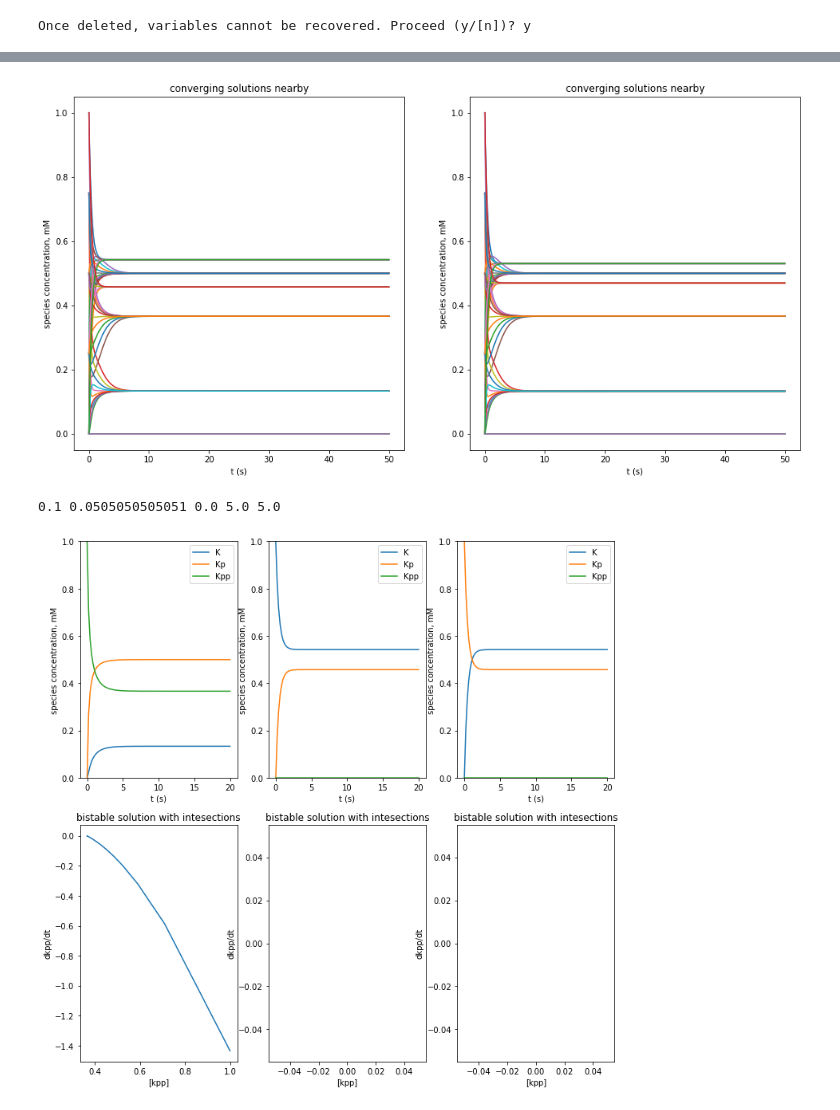
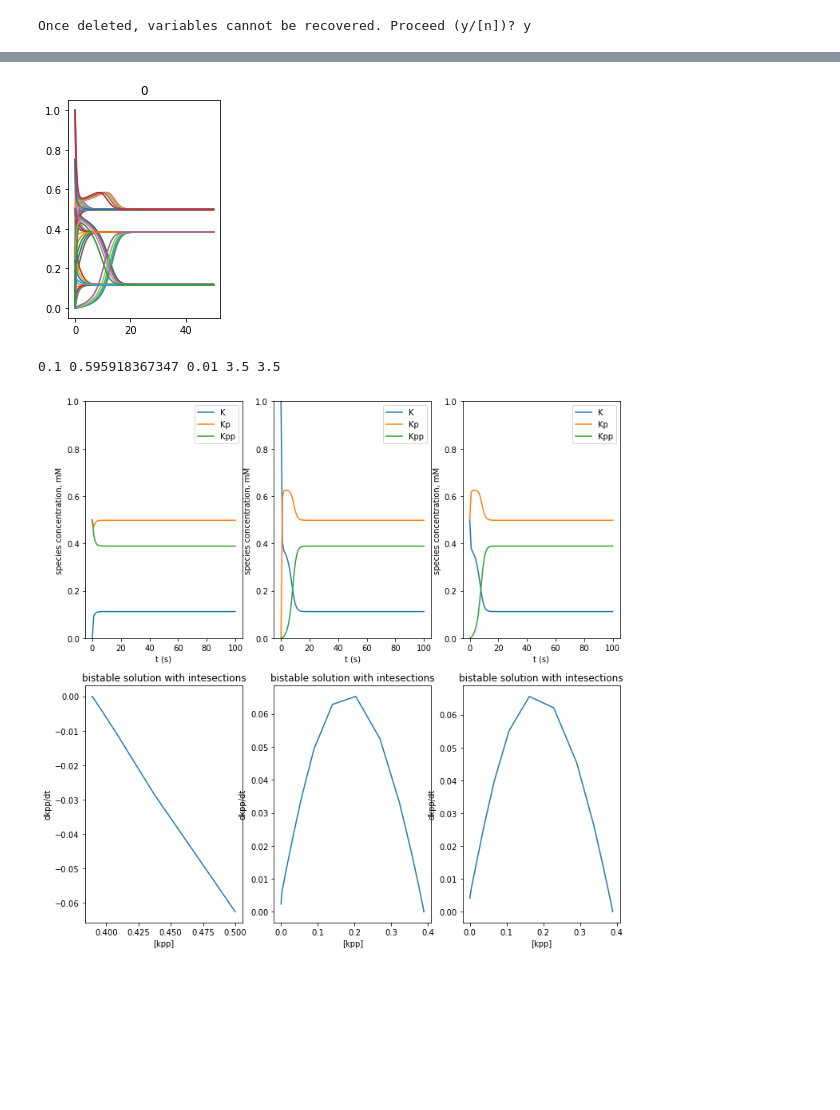
Before and after one commit to npagane/bph, a Jupyter notebook: yeastSim/bistableSolution.ipynb, the cells around one changed output, grey strips where cells are left out. Saved outputs shown, nothing was run; the diff lists cells and outputs as text; code cells hidden in the pictures; blank space fills up the shorter version.

```diff
--- a/yeastSim/bistableSolution.ipynb
+++ b/yeastSim/bistableSolution.ipynb
@@ -145,7 +105,8 @@ Kp = np.linspace(0,Ktot,float(n)/2)
 Kpp = np.linspace(0,Ktot,float(n)/2)
 
 diff = {}
-acc = 0
+val = 0
+acc = []
 for iter in range(len(params['c0'])):
     c0 = params['c0'][iter]
     c1 = params['c1'][iter]
@@ -171,12 +132,15 @@ for iter in range(len(params['c0'])):
                 dkpp[i,j] = np.power(np.matmul(A,np.asarray([S*K,K**2,K*Kp[i],Kp[i]*Kp[i],Kp[i]*Kpp[j],K*Kpp[j],Kpp[j]*P,Kp[i]*P]).reshape([8,1])),2)[2]
     grad = dk + dkp + dkpp
     if (sum(sum(grad <= tol))>=3):
-        acc = acc + 1
+        val = val + 1
         print sum(sum(grad<=tol)), 'at index', iter, 'of', len(params['c0'])
-        diff[acc] = {}
-        diff[acc]['dk'] = dk
-        diff[acc]['dkp'] = dkp
-        diff[acc]['dkpp'] = dkpp
+        diff[val] = {}
+        diff[val]['dk'] = dk
+        diff[val]['dkp'] = dkp
+        diff[val]['dkpp'] = dkpp
+        acc.append(iter)
     if ((float(iter)/len(params['c0'])*100 % 10) == 0):
-        print float(iter)/len(params['c0'])*100, '% done'
+        print float(iter)/len(params['c0'])*100, '%'
+
+print 'done'
 # %% [output]
@@ -192,16 +158,15 @@ KeyboardInterrupt:
 # %%
-# iter acc values
-acc = [14,108,206,600]
-
 #plot accepted values
-fig = plt.figure(figsize=(25,8))
+fig = plt.figure()
 ind = 1
 
+ncol = 2
+rows = np.ceil(float(len(acc))/ncol)
 for i in range(1,len(diff)+1):
-    ax = fig.add_subplot(1,len(diff),ind)
+    ax = fig.add_subplot(rows,ncol,ind)
     plt.imshow(np.log(diff[i]['dk']+diff[i]['dkp']+diff[i]['dkpp']), cmap = 'bwr', origin = 'lower')
+    ax.set_title(', '.join([str(params['c1'][acc[i-1]]), str(params['c2'][acc[i-1]])]))
     plt.colorbar()
     ind = ind + 1
-    print params['c1'][acc[i-1]], params['c2'][acc[i-1]]
 
 plt.show()
@@ -214,60 +173,57 @@ plt.show()
 # %%
 ### see if kp, kpp combinations close to stable solution converge to stable solution
-fig = plt.figure(figsize=(16,8))
+fig = plt.figure()
 S = 10
 
 N = 1000
 t = np.linspace(0,50, N)
 vals = 10
 
 inits = {}
 iter = 0
 Kp = np.linspace(0,1,5)
 Kpp = Kp
 for i in range(len(Kp)):
     for j in range(len(Kpp)):
         K = Ktot - Kp[i] - Kpp[j]
         if K >= 0:
             inits[iter] = [Ktot - Kp[i] - Kpp[j], Kp[i], Kpp[j]]
             iter = iter + 1
 
-for iter in range(1, len(acc)-1):
+for iter in range(len(acc)):
     ode = {}
     for i in inits.keys():
         y0 = inits[i]
-        paramsTemp = [params['c0'][iter], params['c1'][iter], params['c2'][iter], params['c3'][iter], params['c4'][iter], S, P]
+        paramsTemp = [params['c0'][acc[iter]], params['c1'][iter], params['c2'][acc[iter]], params['c3'][acc[iter]], params['c4'][acc[iter]], S, P]
         odeTemp = snt.odeint(rates, y0,t, args = tuple(paramsTemp))
         ode[i] = []
         ode[i] = odeTemp
-
-    ax = fig.add_subplot(1,2,iter)
+    ax = fig.add_subplot(rows,ncol,iter+1)
     for i in ode.keys():
         for j in range(np.shape(ode[i])[1]):
             plt.plot(t, ode[i][:,j][0:N])
-    ax.set_xlabel('t (s)')
-    plt.title('converging solutions nearby')
-    ax.set_ylabel('species concentration, mM')
+    ax.set_title(iter)
 
 
 plt.show()
 # %% [output]
-[figure, old version]
+[figure, new version]
 # %%
-T = 20
-att = 1
+T = 100
+att = 0
 
-print params['c0'][att], params['c1'][att], params['c2'][att], params['c3'][att], params['c4'][att]
+print params['c0'][acc[att]], params['c1'][acc[att]], params['c2'][acc[att]], params['c3'][acc[att]], params['c4'][acc[att]]
 #initial concentrations
 s2 = 0
-s3 = 0
-s4 = Ktot
+s3 = .5*Ktot
+s4 = .5*Ktot
 
 V =1
 y0 = np.asarray([s2, s3, s4])/V #initial species concentration
 
 n = 100
 t = np.linspace(0,T,n)
-ode = snt.odeint(rates, y0,t, args = (params['c0'][att], params['c1'][att], params['c2'][att], params['c3'][att], params['c4'][att], S, P))
+ode = snt.odeint(rates, y0,t, args = (params['c0'][acc[att]], params['c1'][acc[att]], params['c2'][acc[att]], params['c3'][acc[att]], params['c4'][acc[att]], S, P))
 
 #find dkpp/dt
 fig = plt.figure(figsize=(12,12))
@@ -299,7 +255,7 @@ y0 = np.asarray([s2, s3, s4])/V #initial species concentration
 
 n = 100
 t = np.linspace(0,T,n)
-ode = snt.odeint(rates, y0,t, args = (params['c0'][att], params['c1'][att], params['c2'][att], params['c3'][att], params['c4'][att], S, P))
+ode = snt.odeint(rates, y0,t, args = (params['c0'][acc[att]], params['c1'][acc[att]], params['c2'][acc[att]], params['c3'][acc[att]], params['c4'][acc[att]], S, P))
 
 #find dkpp/dt
 ax = fig.add_subplot(2,3,5)
@@ -321,8 +277,8 @@ ax.set_ylim([0,Ktot])
 
 # plot another solution
 #initial concentrations
-s2 = 0
-s3 = Ktot
+s2 = .5*Ktot
+s3 = .5*Ktot
 s4 = 0
 
 V =1
@@ -330,7 +286,7 @@ y0 = np.asarray([s2, s3, s4])/V #initial species concentration
 
 n = 100
 t = np.linspace(0,T,n)
-ode = snt.odeint(rates, y0,t, args = (params['c0'][att], params['c1'][att], params['c2'][att], params['c3'][att], params['c4'][att], S, P))
+ode = snt.odeint(rates, y0,t, args = (params['c0'][acc[att]], params['c1'][acc[att]], params['c2'][acc[att]], params['c3'][acc[att]], params['c4'][acc[att]], S, P))
 
 #find dkpp/dt
 ax = fig.add_subplot(2,3,6)
@@ -353,5 +309,5 @@ ax.set_ylim([0,Ktot])
 
 plt.show()
 # %% [output]
-0.1 0.0505050505051 0.0 5.0 5.0
+0.1 0.595918367347 0.01 3.5 3.5
-[figure, old version]
+[figure, new version]
```
Also changed, not shown: parts of 6 cells of this notebook, 5 other files.
